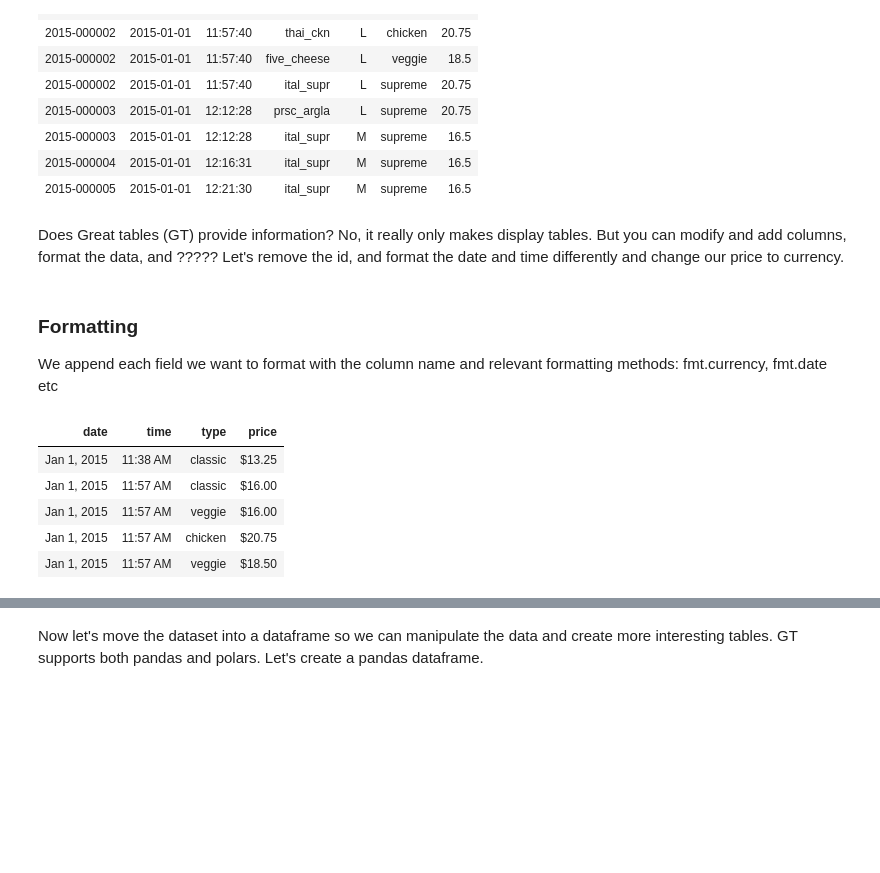
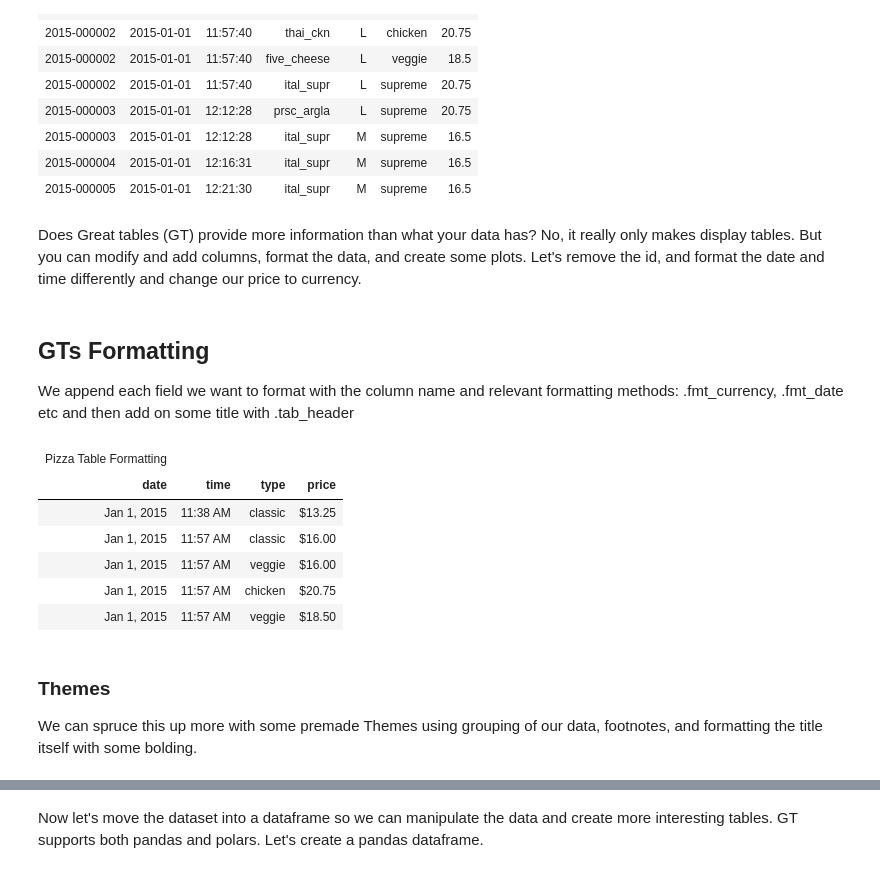
Before and after one commit to JulesU/data_viz, a Jupyter notebook: notebooks/input/mod5_dataviz.ipynb, the cells around one changed output, grey strips where cells are left out. Drawn from its saved outputs; the diff is of its cells as text; code cells hidden in the pictures; blank space fills up the shorter version.

```diff
--- a/notebooks/input/mod5_dataviz.ipynb
+++ b/notebooks/input/mod5_dataviz.ipynb
@@ -111,22 +112,23 @@ gt_tbl
 | 2015-000004 | 2015-01-01 | 12:16:31 | ital_supr | M | supreme | 16.5 |
 | 2015-000005 | 2015-01-01 | 12:21:30 | ital_supr | M | supreme | 16.5 |
 # %% [markdown]
-Does Great tables (GT) provide information? No, it really only makes display tables. But you can modify and add columns, format the data, and ????? Let's remove the id, and format the date and time differently and change our price to currency.
+Does Great tables (GT) provide more information than what your data has? No, it really only makes display tables. But you can modify and add columns, format the data, and create some plots. Let's remove the id, and format the date and time differently and change our price to currency.
 # %% [markdown]
-### Formatting
+## GTs Formatting
 
-We append each field we want to format with the column name and relevant formatting methods: fmt.currency, fmt.date etc
+We append each field we want to format with the column name and relevant formatting methods: .fmt_currency, .fmt_date etc and then add on some title with .tab_header
 # %%
-from great_tables import vals
-
-# we can drop just include the fields we want by adding them to our next mini set
-# Is there way to add 10 records at bottom????
+# Select our fields from the data, and add some formatting and titles
 
 gt_pizza2 = GT(pizza_mini[["date", "time", "type" ,"price"]].head(5))
-gt_pizza2 = gt_pizza2.fmt_currency(columns="price").fmt_date(columns="date", date_style="m_day_year").fmt_time(columns="time", time_style="h_m_p")
+gt_pizza2 = gt_pizza2.fmt_currency(columns="price").fmt_date(columns="date",
+                                                             date_style="m_day_year").fmt_time(columns="time",
+                                                             time_style="h_m_p").tab_header(title = 'Pizza Table Formatting')
 
+# Display our GT table
 gt_pizza2
 # %% [output]
+| Pizza Table Formatting |  |  |  |
 | date | time | type | price |
 | Jan 1, 2015 | 11:38 AM | classic | $13.25 |
 | Jan 1, 2015 | 11:57 AM | classic | $16.00 |
@@ -138,0 +138,4 @@ gt_pizza2
+# %% [markdown]
+### Themes
+
+We can spruce this up more with some premade Themes using grouping of our data, footnotes, and formatting the title itself with some bolding.
```
Also changed, not shown: parts of 119 cells of this notebook, 2 other files.
